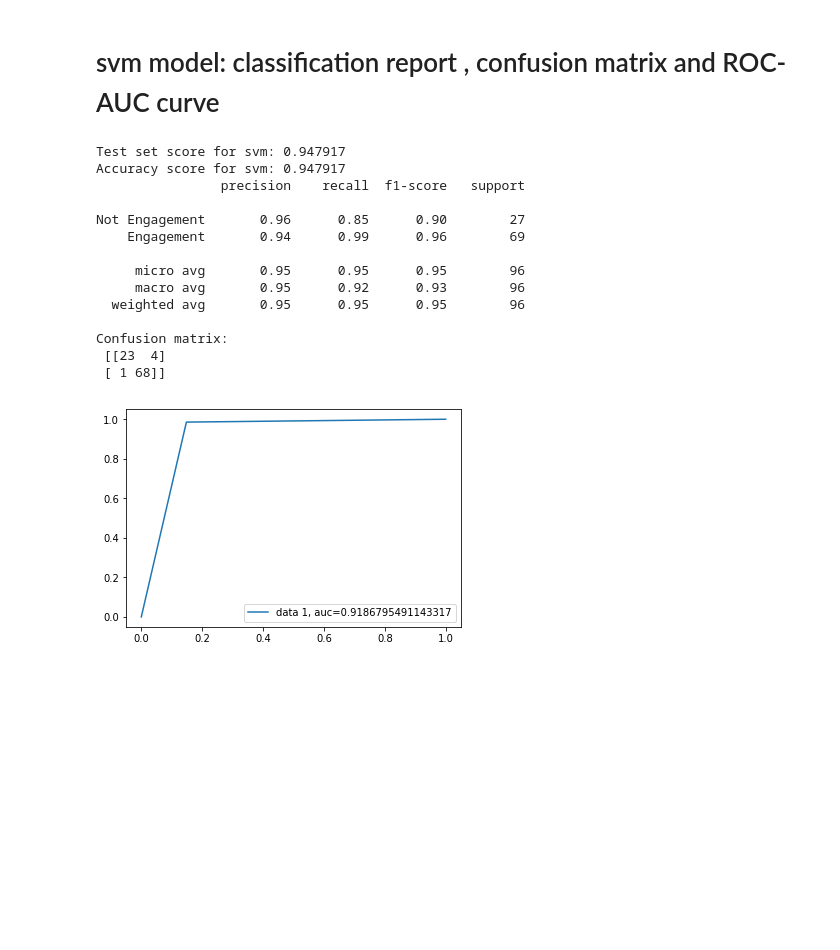
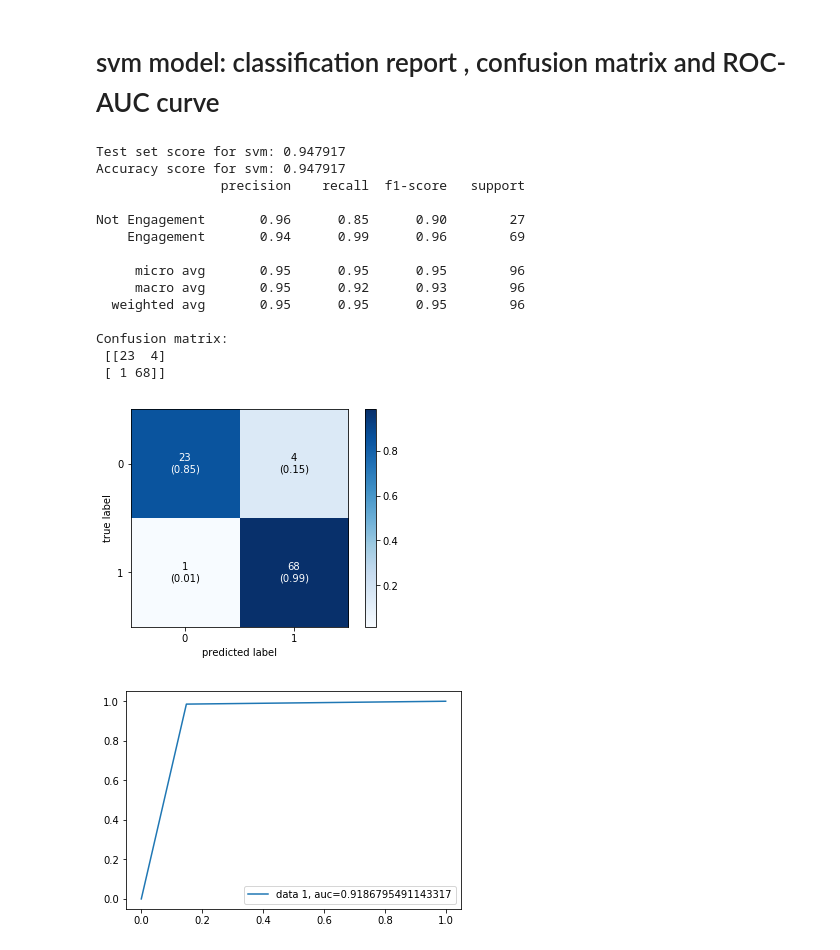
Before and after one commit to somratcste/data-science, a Jupyter notebook: student_engagement_finalVersion.ipynb, the cells around one changed output. Saved outputs shown, nothing was run; the diff lists cells and outputs as text; code cells hidden in the pictures; blank space fills up the shorter version.

```diff
--- a/student_engagement_finalVersion.ipynb
+++ b/student_engagement_finalVersion.ipynb
@@ -292,28 +302,33 @@ print(successRate)
 # %%
 clf= svm.SVC(kernel='linear')
 clf.fit(X_train, y_train)
 y_pred_svm= clf.predict(X_test)
 print('Test set score for svm: %f' % clf.score(X_test, y_test))
 print('Accuracy score for svm: %f' % accuracy_score(y_test, y_pred_svm))
 
 class_names = ['Not Engagement', 'Engagement']
 print(classification_report(y_test, y_pred_svm, target_names=class_names))
 print('Confusion matrix: \n', confusion_matrix(y_test, y_pred_svm))
+
+plot_confusion_matrix(conf_mat = confusion_matrix(y_test, y_pred_svm),
+                      show_absolute = True, show_normed = True, colorbar = True)
+plt.show()
 # %% [output]
 Test set score for svm: 0.947917
 Accuracy score for svm: 0.947917
                 precision    recall  f1-score   support
 
 Not Engagement       0.96      0.85      0.90        27
     Engagement       0.94      0.99      0.96        69
 
      micro avg       0.95      0.95      0.95        96
      macro avg       0.95      0.92      0.93        96
   weighted avg       0.95      0.95      0.95        96
 
 Confusion matrix:
  [[23  4]
  [ 1 68]]
+[figure, added]
 # %%
 fpr, tpr, _ = metrics.roc_curve(y_test,  y_pred_svm)
 auc = metrics.roc_auc_score(y_test, y_pred_svm)
```
Also changed, not shown: parts of 2 cells of this notebook.
